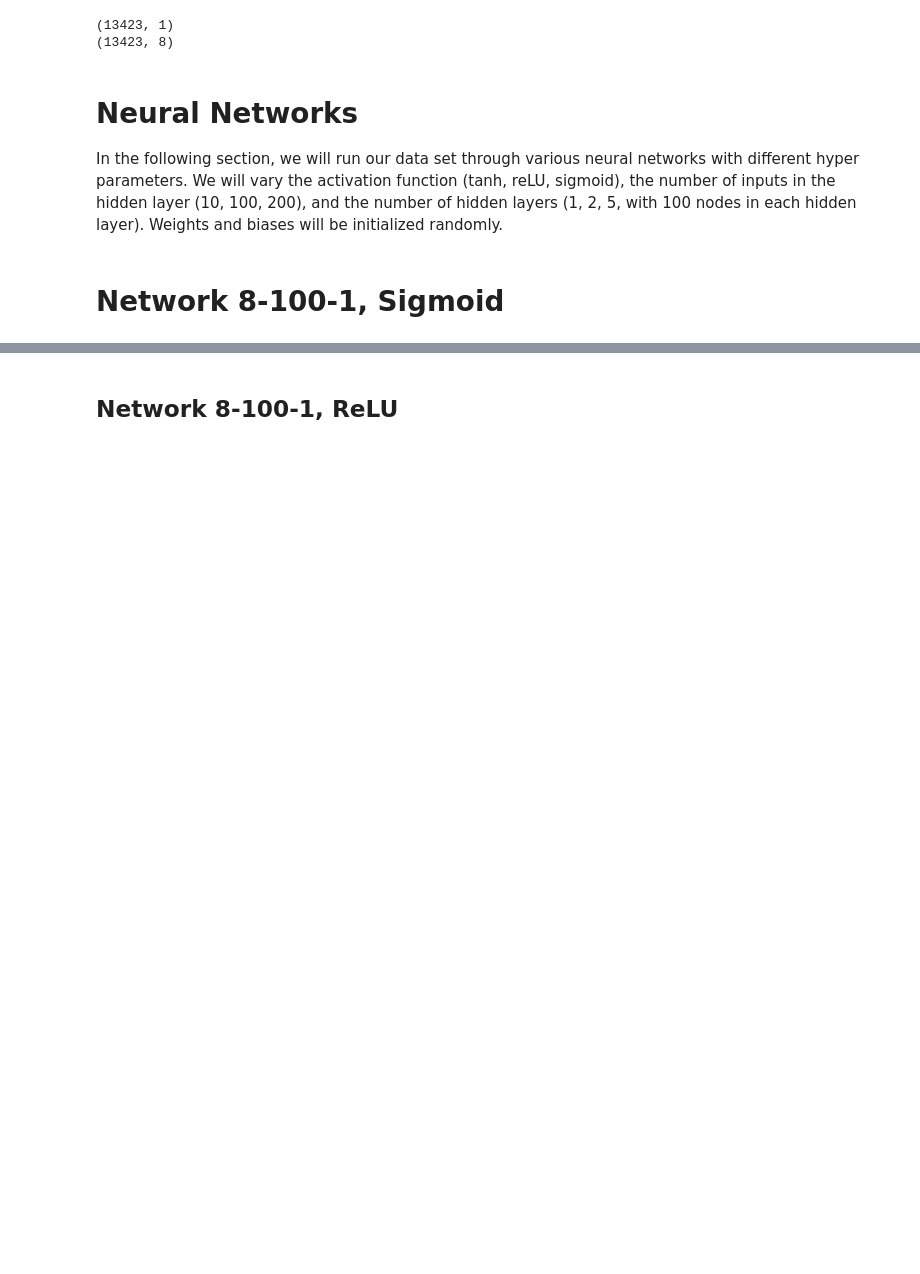
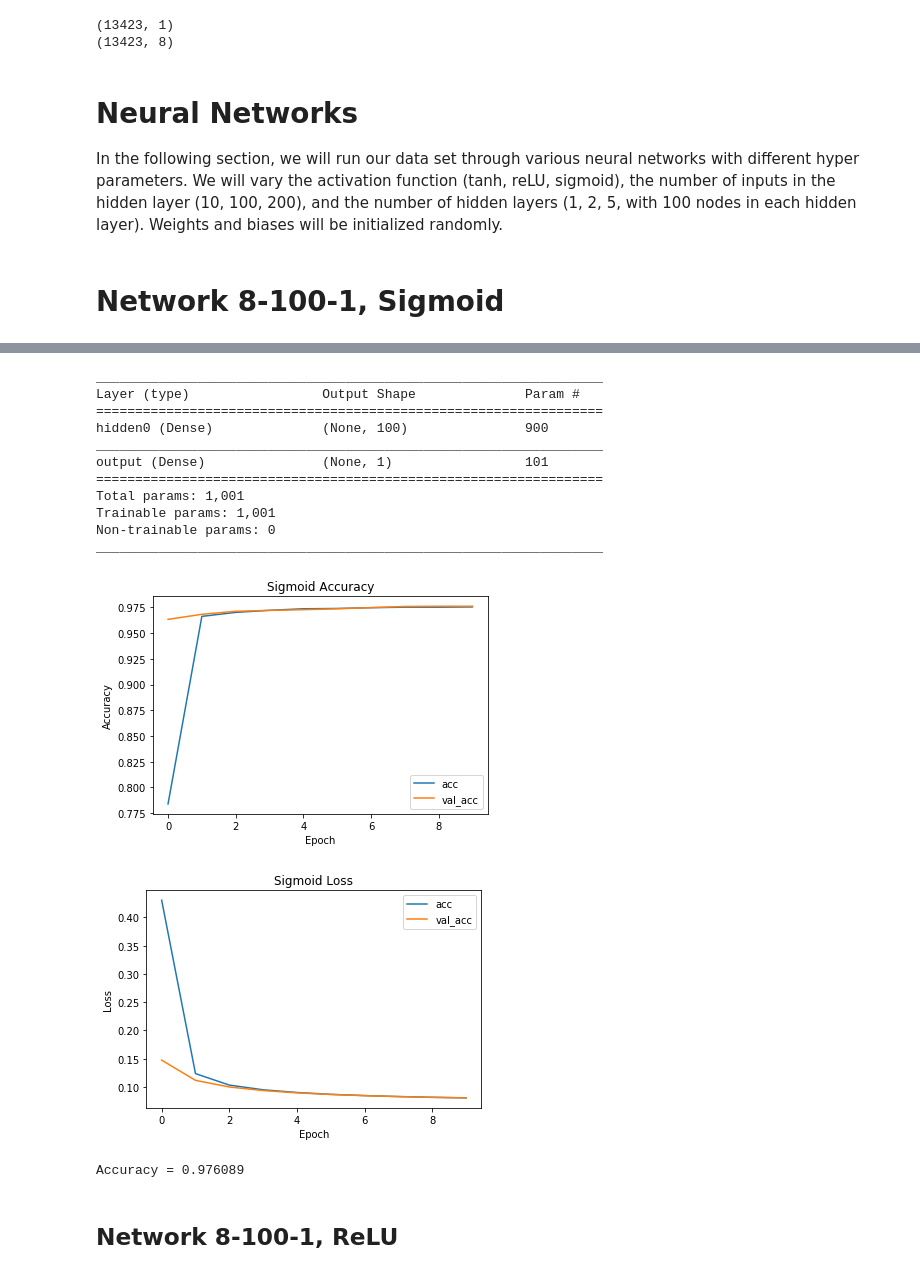
Before and after one commit to zafirhsn/machine-learning, a Jupyter notebook: neural_network_data_pulsar.ipynb, the cells around one changed output, grey strips where cells are left out. Drawn from its saved outputs; the diff is of its cells as text; code cells hidden in the pictures; blank space fills up the shorter version.

Commit message:
Neural network done

```diff
--- a/neural_network_data_pulsar.ipynb
+++ b/neural_network_data_pulsar.ipynb
@@ -63,26 +64,26 @@ print(x_train.shape)
 # Neural Networks
 In the following section, we will run our data set through various neural networks with different hyper parameters. We will vary the activation function (tanh, reLU, sigmoid), the number of inputs in the hidden layer (10, 100, 200), and the number of hidden layers (1, 2, 5, with 100 nodes in each hidden layer). Weights and biases will be initialized randomly.
 # %%
+# Build and compile our network with user given parameters
 def neural_network(nin, nh, nout, nhl, act):
     model = Sequential();
     for x in range(0,nhl):
         model.add(Dense(nh, input_shape=(nin,), activation=act, name="hidden"+str(x)))
     model.add(Dense(nout, activation="sigmoid", name="output"))
-
-    # Compile all models
+    # Compile model
     opt = optimizers.Adam(lr=0.001)
-
     model.compile(optimizer=opt,
              loss="binary_crossentropy",
              metrics=["accuracy"])
-
     return model
 
+# Train and validate our network on training and test data
 def train_network(model, x_train, y_train, x_test, y_test):
     history = model.fit(x_train, y_train, epochs=10, batch_size=100,
-                validation_data=(x_test, y_test), verbose=1)
+                validation_data=(x_test, y_test), verbose=0)
     return history
 
+# Plot network accuracy
 def plot_acc(history, title):
     plt.plot(history.history['acc'])
     plt.plot(history.history['val_acc'])
@@ -92,6 +93,7 @@ def plot_acc(history, title):
     plt.legend(['acc', 'val_acc'], loc='lower right')
     plt.show()
 
+# Plot network loss
 def plot_loss(history, title):
     plt.plot(history.history['loss'])
     plt.plot(history.history['val_loss'])
@@ -197,2 +107,43 @@ accuracy = 0.977430
+# %%
+K.clear_session()
+
+modelArr = []
+historyArr = []
+modelNameArr = []
+# Number of nodes in input layer = number of features = 8
+nin = x_train.shape[1];
+# Number of hidden layer nodes
+nh = 100;
+# Number of output nodes
+nout = 1;
+
+
+model_sig = neural_network(nin, nh, nout, 1, "sigmoid")
+sig_history = train_network(model_sig, x_train, y_train, x_test, y_test);
+model_sig.summary()
+plot_acc(sig_history, "Sigmoid Accuracy")
+plot_loss(sig_history, "Sigmoid Loss")
+
+modelArr.append(model_sig)
+historyArr.append(sig_history)
+modelNameArr.append("model_sig")
+
+score, acc = model_sig.evaluate(x_test, y_test, verbose = 0)
+print("Accuracy = %f" % acc)
+# %% [output]
+_________________________________________________________________
+Layer (type)                 Output Shape              Param #
+=================================================================
+hidden0 (Dense)              (None, 100)               900
+_________________________________________________________________
+output (Dense)               (None, 1)                 101
+=================================================================
+Total params: 1,001
+Trainable params: 1,001
+Non-trainable params: 0
+_________________________________________________________________
+[figure, added]
+[figure, added]
+Accuracy = 0.976089
 # %% [markdown]
 ## Network 8-100-1, ReLU
```
Also changed, not shown: parts of 18 cells of this notebook, 1 other file.
